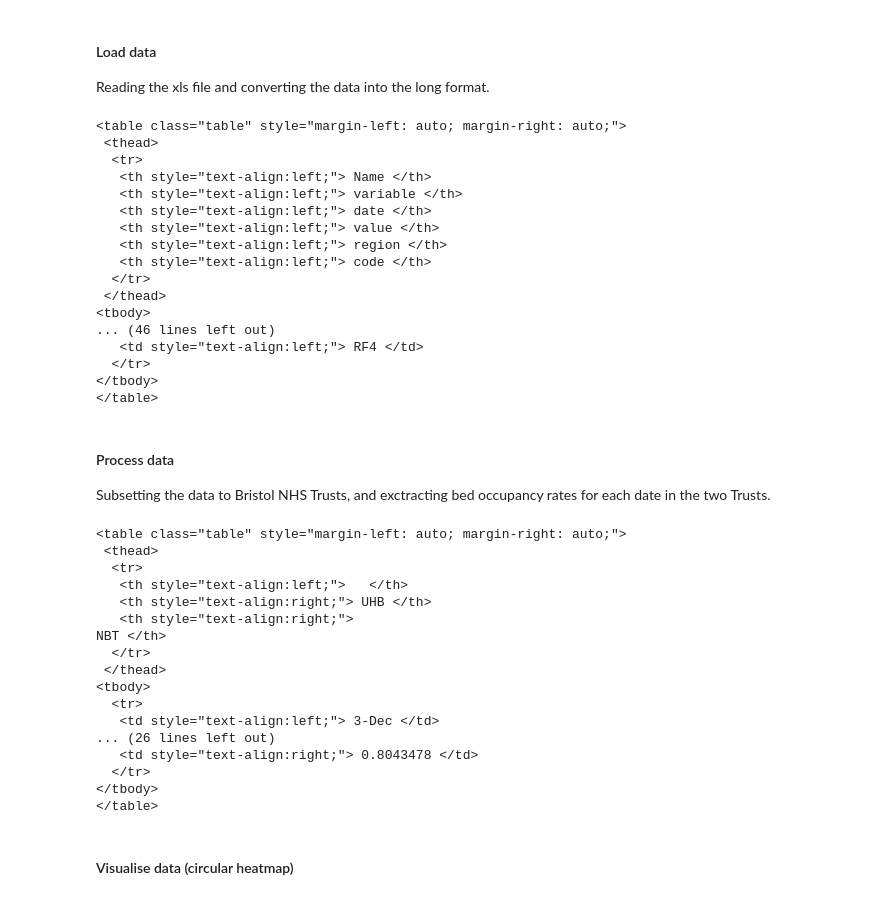
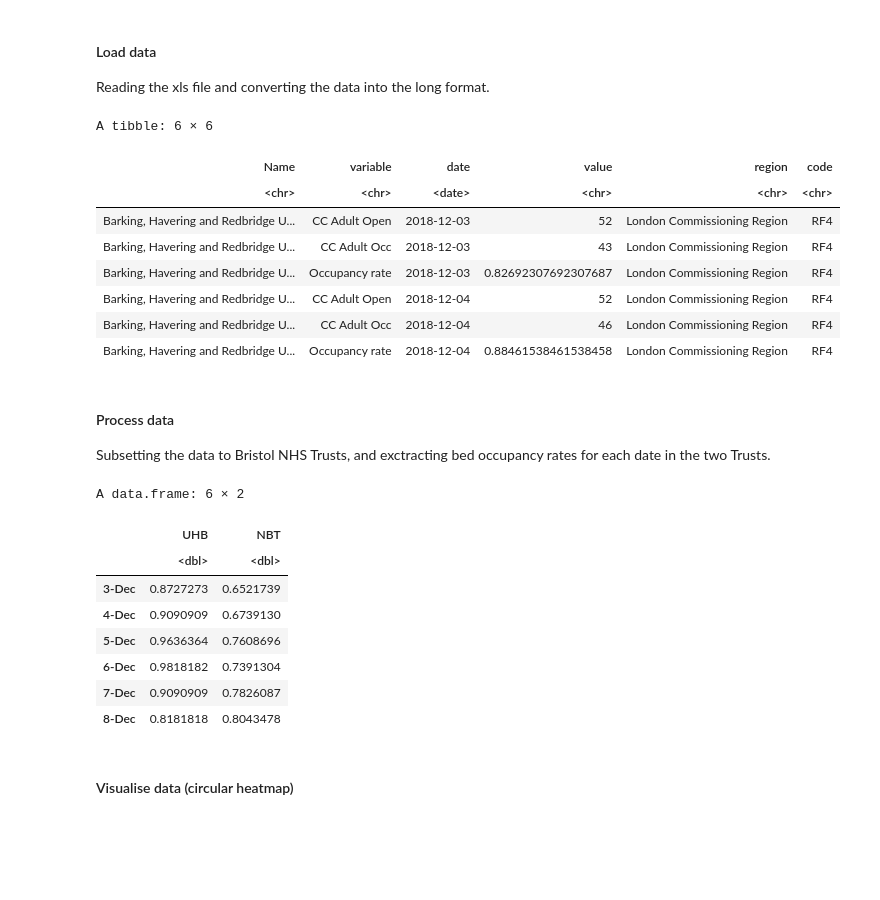
Before and after one commit to mvab/NHS_winter_ICU_Occupancy, a Jupyter notebook: data_prep_and_visualisation.ipynb, the cells around one changed output. Drawn from its saved outputs; the diff is of its cells as text; code cells hidden in the pictures; blank space fills up the shorter version.

```diff
--- a/data_prep_and_visualisation.ipynb
+++ b/data_prep_and_visualisation.ipynb
@@ -80,51 +87,43 @@ load_data <- function(file, sheet){
       nhs_labels <- nhs_labels[5:nrow(nhs_labels),]
 
       # store main data
       data_values <- dat %>% select(X4:X277)
 
       # vector of dates read in numerical format
       dates_numerical <- data_values[2, 2:227]
       # vector of value types
       colnames_vector <- data_values[3, 2:227]
 
       # create value type+date vector
       new_names <-paste(colnames_vector, dates_numerical,sep='_')
 
       # keep only values + add new colnames
       data_values_only <- data_values[4:138,1:227]
       colnames(data_values_only) <- c("Name", new_names )
 
       # pivot data to long format; split type_date; convert date_numerical to Date; add NHS Trust labels
       out <- data_values_only %>%
                  pivot_longer(!Name, names_to = "variable", values_to = "value") %>%
                  separate(col=variable, into=c("variable", "date"), sep = "_") %>%
                  mutate(date = openxlsx::convertToDate(date)) %>%
                  left_join(nhs_labels, by = "Name") %>%
                  arrange(region)
       return(out)
 }
 
 
 dat_adult <- load_data(file = filename, sheet = "Adult critical care")
-dat_adult %>% head %>% kable_it()
+dat_adult %>% head()
 # %% [output]
-<table class="table" style="margin-left: auto; margin-right: auto;">
- <thead>
-  <tr>
-   <th style="text-align:left;"> Name </th>
-   <th style="text-align:left;"> variable </th>
-   <th style="text-align:left;"> date </th>
-   <th style="text-align:left;"> value </th>
-   <th style="text-align:left;"> region </th>
-   <th style="text-align:left;"> code </th>
-  </tr>
- </thead>
-<tbody>
-... (46 lines left out)
-   <td style="text-align:left;"> RF4 </td>
-  </tr>
-</tbody>
-</table>
+A tibble: 6 × 6
+| Name | variable | date | value | region | code |
+| <chr> | <chr> | <date> | <chr> | <chr> | <chr> |
+| Barking, Havering and Redbridge U... | CC Adult Open | 2018-12-03 | 52 | London Commissioning Region | RF4 |
+| Barking, Havering and Redbridge U... | CC Adult Occ | 2018-12-03 | 43 | London Commissioning Region | RF4 |
+| Barking, Havering and Redbridge U... | Occupancy rate | 2018-12-03 | 0.82692307692307687 | London Commissioning Region | RF4 |
+| Barking, Havering and Redbridge U... | CC Adult Open | 2018-12-04 | 52 | London Commissioning Region | RF4 |
+| Barking, Havering and Redbridge U... | CC Adult Occ | 2018-12-04 | 46 | London Commissioning Region | RF4 |
+| Barking, Havering and Redbridge U... | Occupancy rate | 2018-12-04 | 0.88461538461538458 | London Commissioning Region | RF4 |
 # %% [markdown]
 #### Process data
 
@@ -171,25 +170,17 @@ process_data <- function(data){
 }
 
 dat_adult_bristol <- process_data(dat_adult)
-dat_adult_bristol$wide_data %>% head() %>% kable_it()
+dat_adult_bristol$wide_data %>% head()
 # %% [output]
-<table class="table" style="margin-left: auto; margin-right: auto;">
- <thead>
-  <tr>
-   <th style="text-align:left;">   </th>
-   <th style="text-align:right;"> UHB </th>
-   <th style="text-align:right;">
-NBT </th>
-  </tr>
- </thead>
-<tbody>
-  <tr>
-   <td style="text-align:left;"> 3-Dec </td>
-... (26 lines left out)
-   <td style="text-align:right;"> 0.8043478 </td>
-  </tr>
-</tbody>
-</table>
+A data.frame: 6 × 2
+|  | UHB | NBT |
+|  | <dbl> | <dbl> |
+| 3-Dec | 0.8727273 | 0.6521739 |
+| 4-Dec | 0.9090909 | 0.6739130 |
+| 5-Dec | 0.9636364 | 0.7608696 |
+| 6-Dec | 0.9818182 | 0.7391304 |
+| 7-Dec | 0.9090909 | 0.7826087 |
+| 8-Dec | 0.8181818 | 0.8043478 |
 # %% [markdown]
 #### Visualise data (circular heatmap)
 # %%
```
Also changed, not shown: parts of 1 cell of this notebook, 2 other files.
